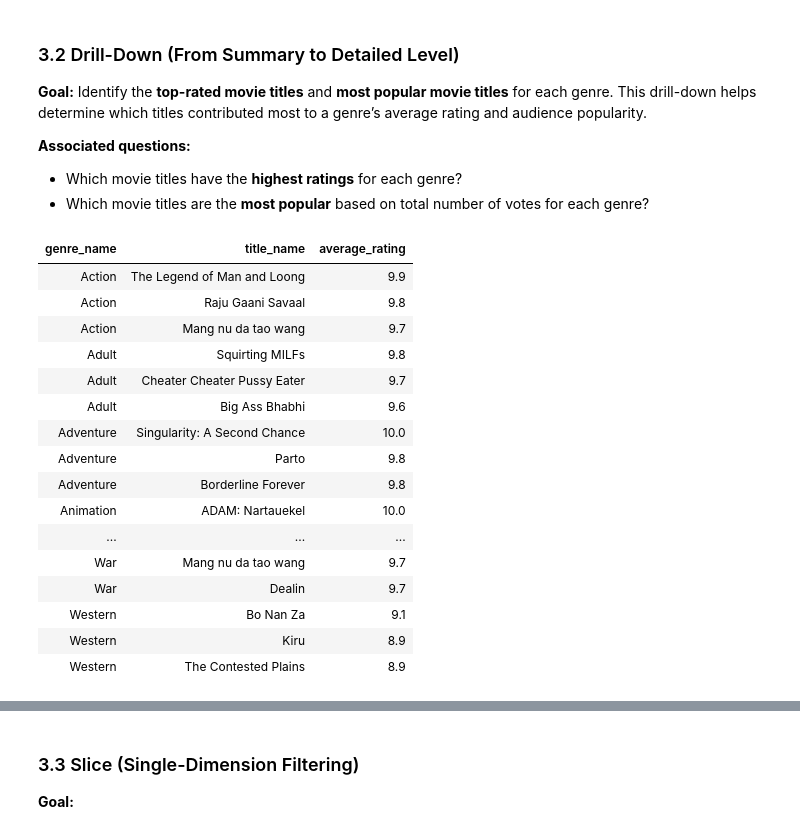
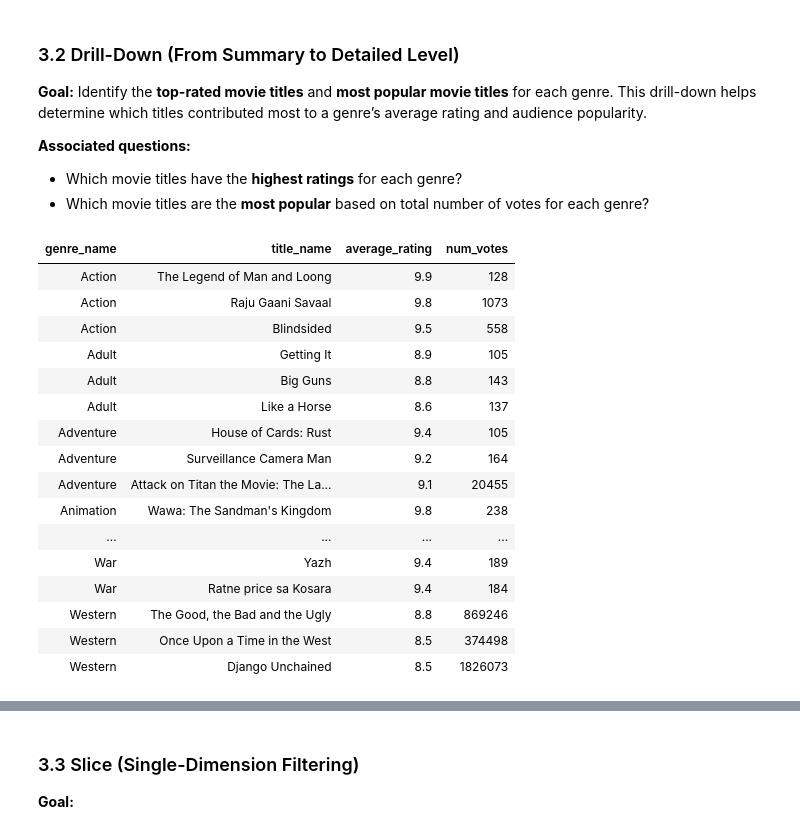
Before and after one commit to dredredre20/STADVDB-G12, a Jupyter notebook: mco_advdb.ipynb, the cells around one changed output, grey strips where cells are left out. Cells and saved outputs as stored; diff of their text form; code cells hidden in the pictures.

```diff
--- a/mco_advdb.ipynb
+++ b/mco_advdb.ipynb
@@ -166,44 +166,47 @@ In contrast, the most popular genres, based on the total number of votes, are **
 # %%
 # Top 3 highest rated movie titles for each genre
 query = """
     WITH ranked_titles_by_rating AS(
         SELECT  gd.genre_name,
                 td.title_name,
                 rf.average_rating,
-                ROW_NUMBER() OVER (PARTITION BY genre_name ORDER BY rf.average_rating DESC) AS title_ranking
+                ROW_NUMBER() OVER (PARTITION BY genre_name ORDER BY rf.average_rating DESC) AS title_ranking,
+                rf.num_votes
         FROM genre_dim gd
         JOIN title_genre_bridge tgb ON gd.genre_id = tgb.genre_id
         JOIN rating_fact rf ON tgb.title_id = rf.title_id
         JOIN title_dim td ON rf.title_id = td.title_id
         WHERE title_type = 'movie'
+            AND num_votes > 100 -- to ensure it has adequate reviews;
     )
     SELECT  rtbp.genre_name,
             rtbp.title_name,
-            rtbp.average_rating
+            rtbp.average_rating,
+            rtbp.num_votes
     FROM ranked_titles_by_rating rtbp
     WHERE title_ranking <= 3;
 """
 drill_down1_df = pd.read_sql_query(query, engine)
 
 display_results(drill_down1_df)
 # %% [output]
-| genre_name | title_name | average_rating |
-| Action | The Legend of Man and Loong | 9.9 |
-| Action | Raju Gaani Savaal | 9.8 |
-| Action | Mang nu da tao wang | 9.7 |
-| Adult | Squirting MILFs | 9.8 |
-| Adult | Cheater Cheater Pussy Eater | 9.7 |
-| Adult | Big Ass Bhabhi | 9.6 |
-| Adventure | Singularity: A Second Chance | 10.0 |
-| Adventure | Parto | 9.8 |
-| Adventure | Borderline Forever | 9.8 |
-| Animation | ADAM: Nartauekel | 10.0 |
-| ... | ... | ... |
-| War | Mang nu da tao wang | 9.7 |
-| War | Dealin | 9.7 |
-| Western | Bo Nan Za | 9.1 |
-| Western | Kiru | 8.9 |
-| Western | The Contested Plains | 8.9 |
+| genre_name | title_name | average_rating | num_votes |
+| Action | The Legend of Man and Loong | 9.9 | 128 |
+| Action | Raju Gaani Savaal | 9.8 | 1073 |
+| Action | Blindsided | 9.5 | 558 |
+| Adult | Getting It | 8.9 | 105 |
+| Adult | Big Guns | 8.8 | 143 |
+| Adult | Like a Horse | 8.6 | 137 |
+| Adventure | House of Cards: Rust | 9.4 | 105 |
+| Adventure | Surveillance Camera Man | 9.2 | 164 |
+| Adventure | Attack on Titan the Movie: The La... | 9.1 | 20455 |
+| Animation | Wawa: The Sandman's Kingdom | 9.8 | 238 |
+| ... | ... | ... | ... |
+| War | Yazh | 9.4 | 189 |
+| War | Ratne price sa Kosara | 9.4 | 184 |
+| Western | The Good, the Bad and the Ugly | 8.8 | 869246 |
+| Western | Once Upon a Time in the West | 8.5 | 374498 |
+| Western | Django Unchained | 8.5 | 1826073 |
 # %%
 # Top 3 most popular movie titles for each genre
 query = """
```
Also changed, not shown: parts of 2 cells of this notebook.
